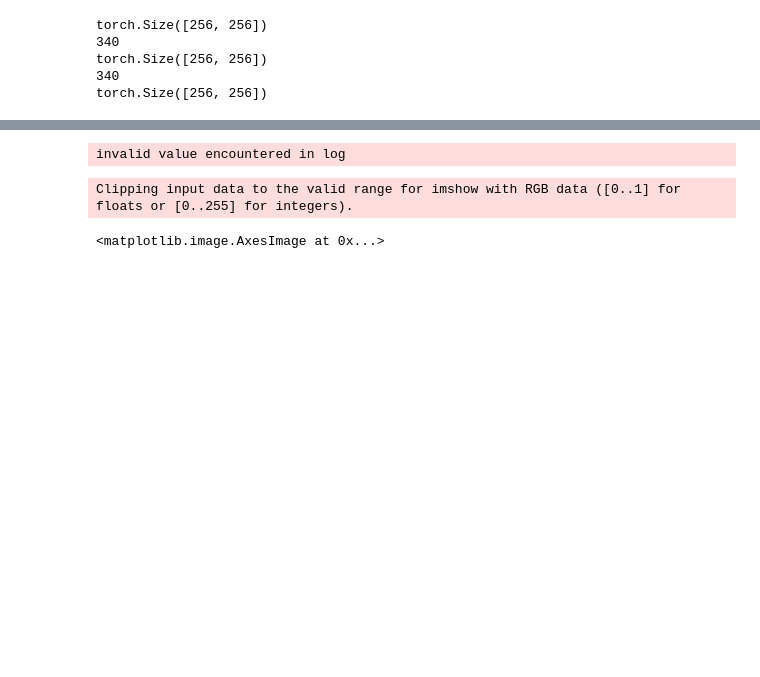
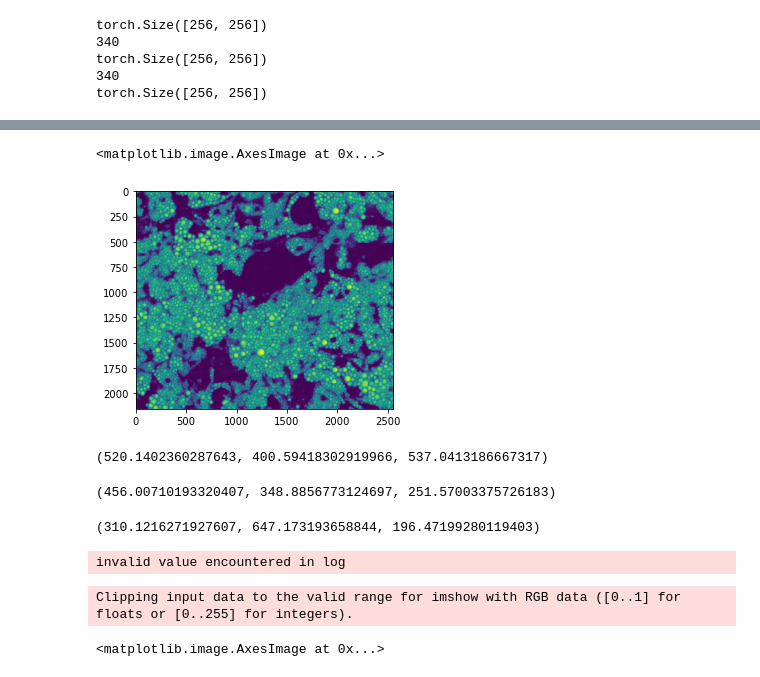
Before and after one commit to aidotse/Team-Yenomze, a Jupyter notebook: TestNotebook.ipynb, the cells around one changed output, grey strips where cells are left out. Saved outputs shown, nothing was run; the diff lists cells and outputs as text; code cells hidden in the pictures; blank space fills up the shorter version.

```diff
--- a/TestNotebook.ipynb
+++ b/TestNotebook.ipynb
@@ -188,5 +190,6 @@ RuntimeError: Error(s) in loading state_dict for GeneratorUnet:
 # %%
-img_tuple = [('/data/60x_images/AssayPlate_Greiner_#655090_B03_T0001F001L01A04Z01C04.tif',
+# 60x
+img_60x_tuple = [('/data/60x_images/AssayPlate_Greiner_#655090_B03_T0001F001L01A04Z01C04.tif',
              '/data/60x_images/AssayPlate_Greiner_#655090_B03_T0001F001L01A04Z02C04.tif',
              '/data/60x_images/AssayPlate_Greiner_#655090_B03_T0001F001L01A04Z03C04.tif',
              '/data/60x_images/AssayPlate_Greiner_#655090_B03_T0001F001L01A04Z04C04.tif',
@@ -197,7 +200,7 @@ img_tuple = [('/data/60x_images/AssayPlate_Greiner_#655090_B03_T0001F001L01A04Z0
              '/data/60x_images/AssayPlate_Greiner_#655090_B03_T0001F001L01A02Z01C02.tif',
              '/data/60x_images/AssayPlate_Greiner_#655090_B03_T0001F001L01A03Z01C03.tif')
 ]
-smt = test_handler.run_test(img_tuple)
+pred_60x = test_handler.run_test(img_60x_tuple)
 # %% [output]
 torch.Size([256, 256])
 340
@@ -231,0 +263,5 @@ array([[0.08624437, 0.08071498, 0.11599903, ..., 0.0442095 , 0.09358028,
+# %%
+plt.imshow(smt[1])
+# %% [output]
+<matplotlib.image.AxesImage at 0x...>
+[figure, added]
@@ -232,3 +271,15 @@ array([[0.08624437, 0.08071498, 0.11599903, ..., 0.0442095 , 0.09358028,
+# %%
+rmse(gt_20x[0], pred_20x[0]), rmse(gt_20x[1], pred_20x[1]), rmse(gt_20x[2], pred_20x[2])
+# %% [output]
+(520.1402360287643, 400.59418302919966, 537.0413186667317)
+# %%
+rmse(gt_40x[0], pred_40x[0]), rmse(gt_40x[1], pred_40x[1]), rmse(gt_40x[2], pred_40x[2])
+# %% [output]
+(456.00710193320407, 348.8856773124697, 251.57003375726183)
+# %%
+rmse(gt_60x[0], pred_60x[0]), rmse(gt_60x[1], pred_60x[1]), rmse(gt_60x[2], pred_60x[2])
+# %% [output]
+(310.1216271927607, 647.173193658844, 196.47199280119403)
 # %%
 img = (np.log(1 + img) - 5.5)/5.5
 # %% [output]
```
Also changed, not shown: parts of 18 cells of this notebook, 2 other files.
